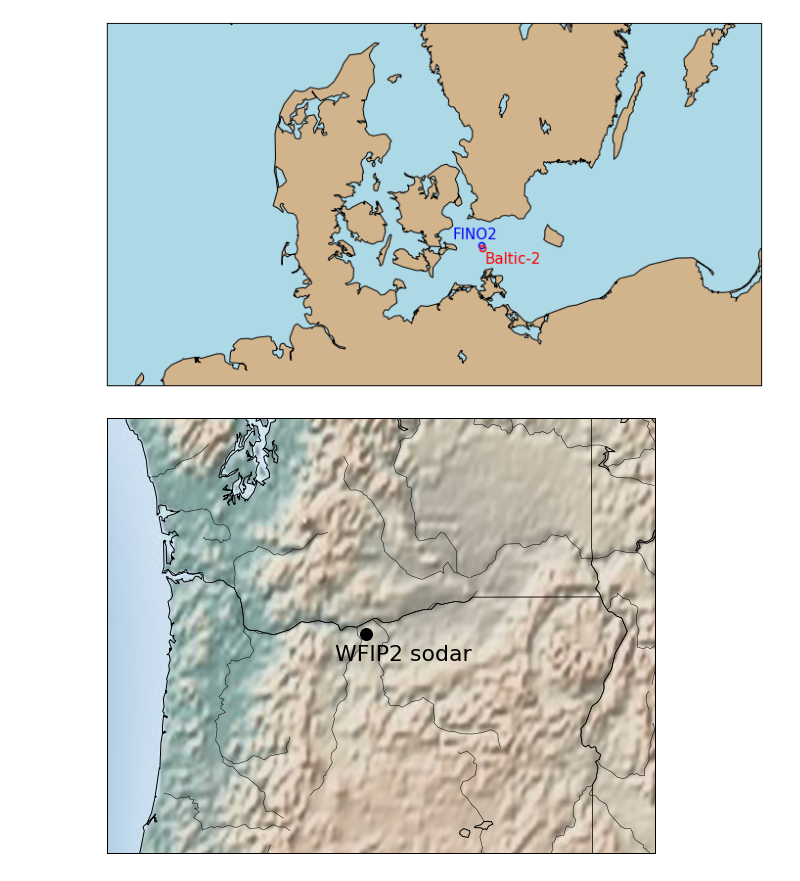
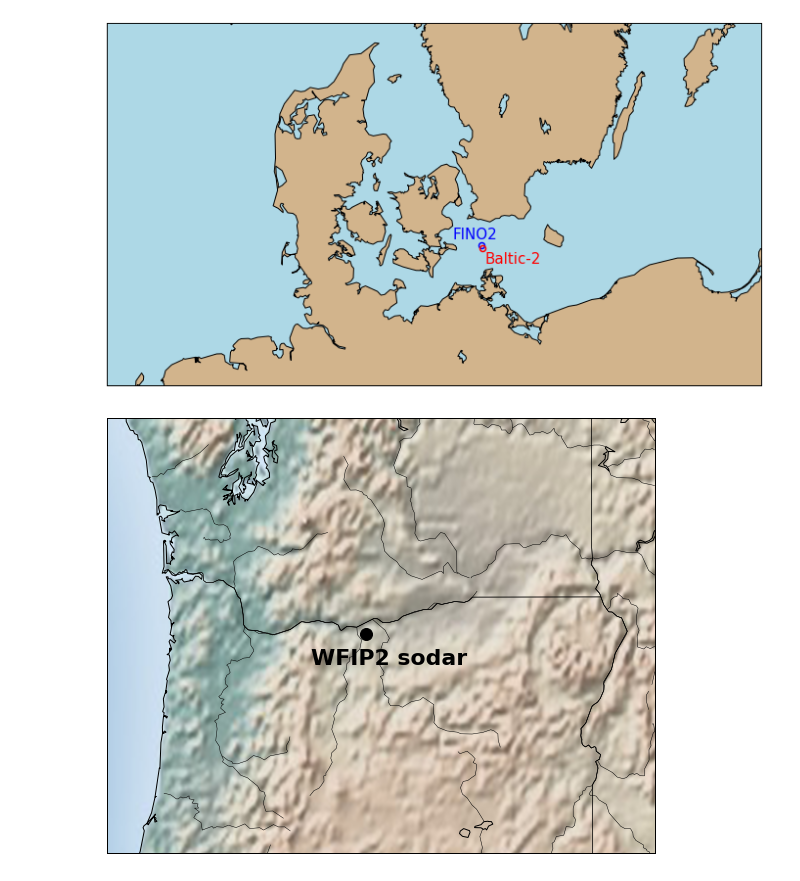
Before and after one commit to joejoeyjoseph/i-validate, a Jupyter notebook: notebooks/z_plot_baltic2_layout.ipynb, the cells around one changed output. Saved outputs shown, nothing was run; the diff lists cells and outputs as text; code cells hidden in the pictures.

```diff
--- a/notebooks/z_plot_baltic2_layout.ipynb
+++ b/notebooks/z_plot_baltic2_layout.ipynb
@@ -68,26 +117,26 @@ plt.show()
 # %%
 fig = plt.figure(num=None, figsize=(12, 8))
 m = Basemap(projection='merc',
             llcrnrlat=43, urcrnrlat=48, llcrnrlon=-125, urcrnrlon=-116,
             resolution='i')
 m.drawcoastlines()
 m.drawrivers()
 m.drawstates()
 # m.fillcontinents(color='tan',lake_color='lightblue')
 # m.etopo(scale=1, alpha=0.5)
 m.shadedrelief(scale=2)
 
 m.drawmapboundary(fill_color='lightblue')
 
 x, y = m(wfip2sodar_lon, wfip2sodar_lat)
 plt.plot(x, y, 'ok', markersize=12)
 
-xt, yt = m(wfip2sodar_lon-0.5, wfip2sodar_lat-0.3)
-plt.text(xt, yt, 'WFIP2 sodar', c='k', fontsize=22)
+xt, yt = m(wfip2sodar_lon-0.9, wfip2sodar_lat-0.35)
+plt.text(xt, yt, 'WFIP2 sodar', c='k', fontsize=22, weight='bold')
 
 plt.show()
 # %% [output]
-[figure, old version]
+[figure, new version]
 # %%
 fig = plt.figure(num=None, figsize=(12, 8))
 m = Basemap(projection='merc',
```
Also changed, not shown: parts of 3 cells of this notebook.
